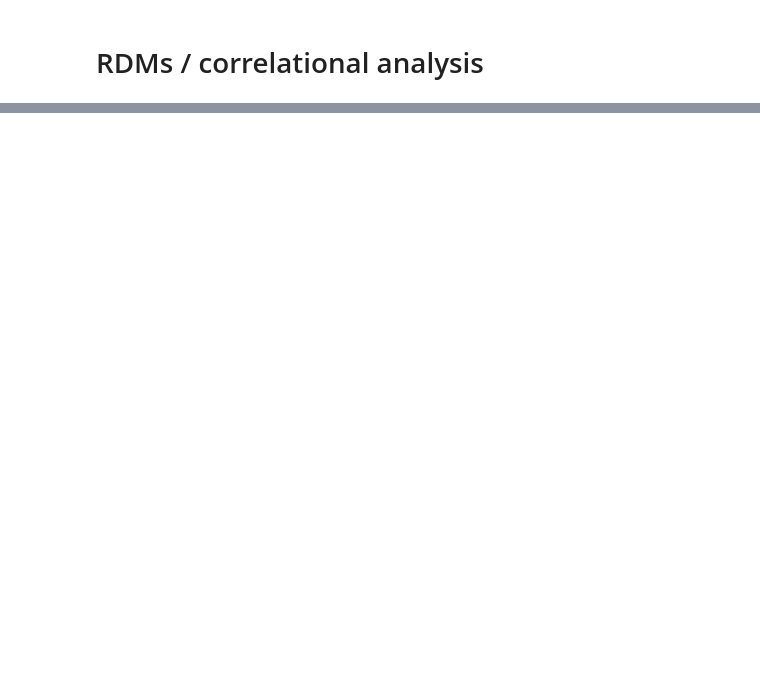
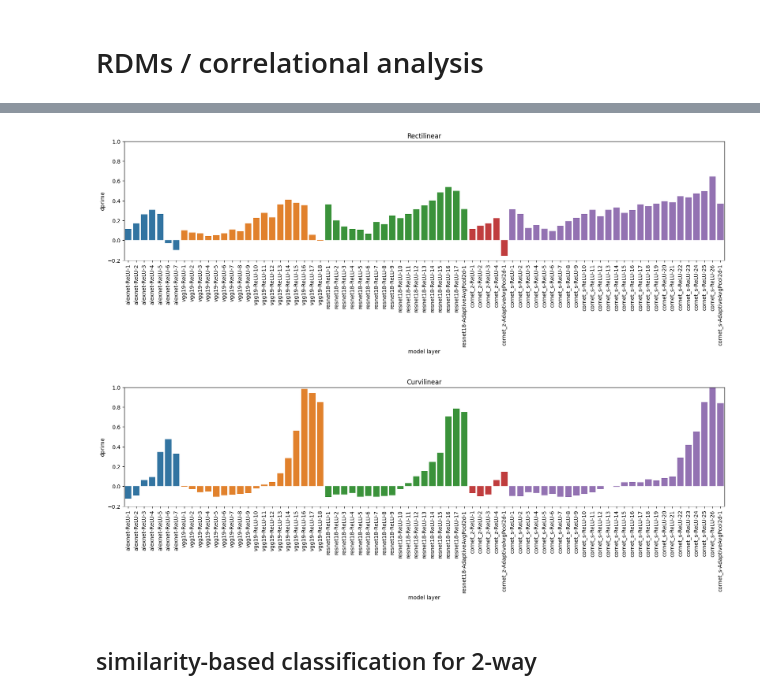
Before and after one commit to vayzenb/goodale-milner-test, a Jupyter notebook: dnn_playground.ipynb, the cells around one changed output, grey strips where cells are left out. Saved outputs shown, nothing was run; the diff lists cells and outputs as text; code cells hidden in the pictures; blank space fills up the shorter version.

```diff
--- a/dnn_playground.ipynb
+++ b/dnn_playground.ipynb
@@ -290,0 +296,20 @@ for experiment in ['allv1_rect', 'allv1_curv']:
+# %%
+def d_prime_pooled(mean1, mean2, sd1, sd2):
+    """
+    Computes d' for two distributions with different variances.
+
+    Parameters:
+    mean1 (float): Mean of the first distribution.
+    mean2 (float): Mean of the second distribution.
+    sd1 (float): Standard deviation of the first distribution.
+    sd2 (float): Standard deviation of the second distribution.
+
+    Returns:
+    d_prime (float): The d' value for the two distributions.
+    """
+    d1_sq = sd1 ** 2
+    d2_sq = sd2 ** 2
+    numerator = mean2 - mean1
+    denominator = np.sqrt(((d1_sq + d2_sq) / 2) - (((d2_sq - d1_sq) ** 2) / (4 * np.log(2))))
+    d_prime = numerator / denominator
+    return d_prime
@@ -290,0 +350,19 @@ for experiment in ['allv1_rect', 'allv1_curv']:
+# %%
+model_df = pd.DataFrame(model_df)
+# %%
+model_df['model layer'] = model_df['model'] + '-' +  model_df['layer']
+# %%
+for experiment, name in zip(['allv1_rect', 'allv1_curv'], ['Rectilinear', 'Curvilinear']):
+    fig = plt.figure(figsize=(20,4))
+    g = sns.barplot(data=model_df[model_df.experiment == experiment], x='model layer', y='dprime', hue='model', dodge=False)
+    g.set_xticklabels(g.get_xticklabels(), rotation=90)
+    plt.title(name)
+    plt.legend().remove()
+    plt.ylim(-0.2, 1)
+    plt.savefig(f'figures/{experiment}_allmodels_rsa.png', dpi=200)
+    plt.show()
+# %% [output]
+[figure, added]
+[figure, added]
+# %% [markdown]
+## similarity-based classification for 2-way
```
Also changed, not shown: parts of 13 cells of this notebook, 24 other files.
